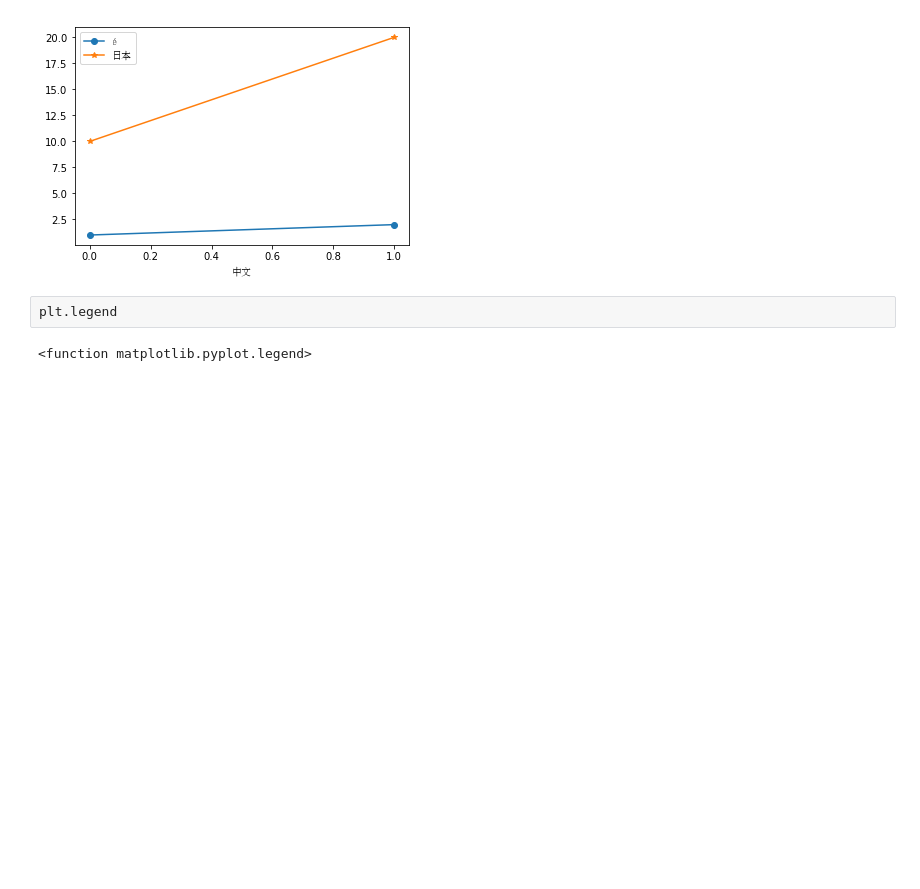
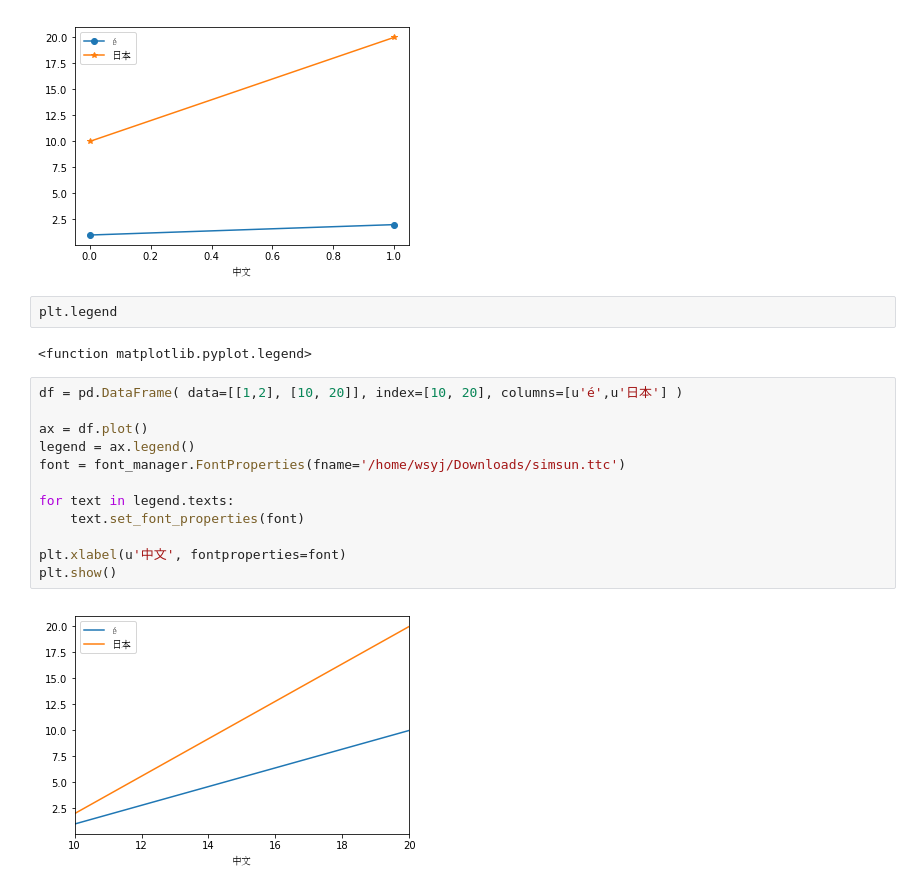
Before and after one commit to WoodExplorer/dissertation__recommendation_system__experiment, a Jupyter notebook: How to draw Chinese legend and Chinese axis title?.ipynb, the cells around one changed output. Saved outputs shown, nothing was run; the diff lists cells and outputs as text; blank space fills up the shorter version.

```diff
--- a/How to draw Chinese legend and Chinese axis title?.ipynb
+++ b/How to draw Chinese legend and Chinese axis title?.ipynb
@@ -151,3 +151,17 @@ plt.show()
 plt.legend
 # %% [output]
 <function matplotlib.pyplot.legend>
+# %%
+df = pd.DataFrame( data=[[1,2], [10, 20]], index=[10, 20], columns=[u'é',u'日本'] )
+
+ax = df.plot()
+legend = ax.legend()
+font = font_manager.FontProperties(fname='/home/wsyj/Downloads/simsun.ttc')
+
+for text in legend.texts:
+    text.set_font_properties(font)
+
+plt.xlabel(u'中文', fontproperties=font)
+plt.show()
+# %% [output]
+[figure, added]
```
Also changed, not shown: 1 other file.
